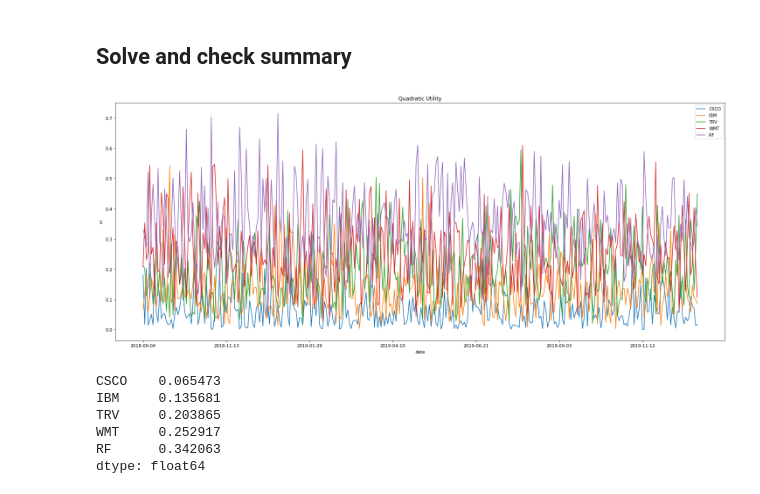
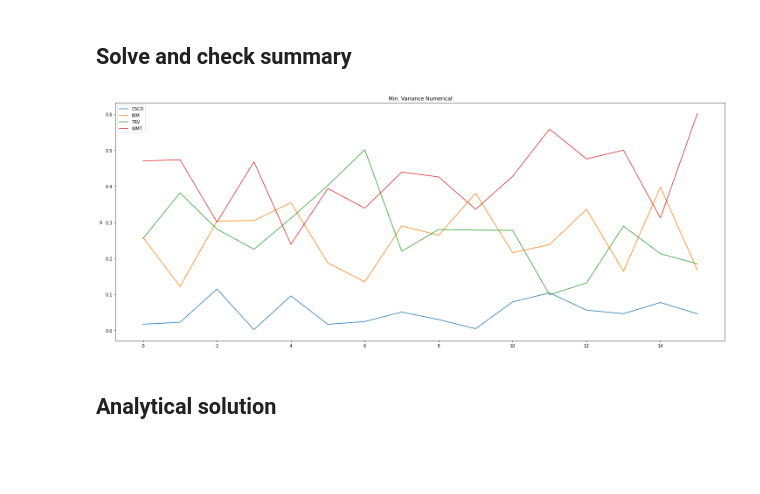
Before and after one commit to simontherien/portfolio-optim, a Jupyter notebook: ptf_opt.ipynb, the cells around one changed output. Drawn from its saved outputs; the diff is of its cells as text; code cells hidden in the pictures; blank space fills up the shorter version.

Commit message:
Validate numerical sol.

```diff
--- a/ptf_opt.ipynb
+++ b/ptf_opt.ipynb
@@ -821,7 +821,7 @@ class Objective(Metrics):
         """
         return -(self.expected_return(w) - 0.5 * aversion * self.variance(w))
 
-    def power_utility(self, w:np.ndarray, aversion: float) -> float:
+    def power_utility(self, w: np.ndarray, aversion: float) -> float:
         """
         Maximize power utility of expected return
 
@@ -837,7 +837,10 @@ class Objective(Metrics):
         float
             Power utility global value
         """
-        return -(np.log(self.expected_return(w)) + 0.5 * (1 - aversion) * (self.variance(w)/self.expected_return(w)**2))
+        return -(
+            np.log(self.expected_return(w))
+            + 0.5 * (1 - aversion) * (self.variance(w) / self.expected_return(w) ** 2)
+        )
 
     def max_return(self, w: np.ndarray) -> float:
         """
@@ -1588,17 +1591,23 @@ def construct_portfolio(
 # %%
-# T + 1 weights
-kwargs_constr = {"weight_bound": (.0, 1.0), "leverage":1.0}
-kwargs_obj_quadratic = {"aversion": 3}
-kwargs_obj_power = {"aversion": 1.}
+kwargs_constr = {"weight_bound": [.0, 1.0], "leverage":1.0}
+# kwargs_obj_quadratic = {"aversion": 3}
+# kwargs_obj_power = {"aversion": 1.}
 # construct_portfolio(df_prices, 0.01, "daily", "quadratic_utility", "weight", kwargs_obj, kwargs_constr)
 # %%
 # Rolling weights
-roll = len(df_prices["2009-01-01":"2018-08-31"]) - 1
-trade_len = len(df_prices["2018-09-01":"2019-12-31"])
+# roll = len(df_prices["2009-01-01":"2018-08-31"])
+roll = 120 * 20
+# trade_len = len(df_prices["2018-09-01":"2019-12-31"])/20
+trade_len = 16 * 20
 # %%
-# Quadratic utility
-res_quadratic = []
-for i in range(trade_len):
-    w, _ = construct_portfolio(df_prices[i:roll+i], 0.01, "daily", "quadratic_utility", "weight", kwargs_obj_quadratic, kwargs_constr)
-    res_quadratic.append(w)
-df_weights_quadratic = pd.DataFrame(res_quadratic, index=df_prices["2018-09-01":"2019-12-31"].index)
+# Min. variance
+res_minvar = []
+i = 0
+np.random.seed(10)
+while i < len(range(trade_len)):
+    w, _ = construct_portfolio(
+        df_prices[i : roll + i], 0.01, "monthly", "min_variance", "weight", {},kwargs_constr
+    )  # kwargs_obj_quadratic, kwargs_constr)
+    i += 20
+    res_minvar.append(w)
+df_weights_minvar = pd.DataFrame(res_minvar)
@@ -1612,16 +1614,9 @@ df_weights_quadratic = pd.DataFrame(res_quadratic, index=df_prices["2018-09-01":
 # %%
-df_weights_quadratic.plot.line(figsize=(25,10))
+df_weights_minvar.plot.line(figsize=(25, 10))
 plt.ylabel("$\omega$")
-plt.title("Quadratic Utility")
+plt.title("Min. Variance Numerical")
 plt.show()
 # %% [output]
-[figure, old version]
+[figure, new version]
-# %%
-df_weights_quadratic.mean()
-# %% [output]
-CSCO    0.065473
-IBM     0.135681
-TRV     0.203865
-WMT     0.252917
-RF      0.342063
-dtype: float64
+# %% [markdown]
+## Analytical solution
```
Also changed, not shown: parts of 8 cells of this notebook.
